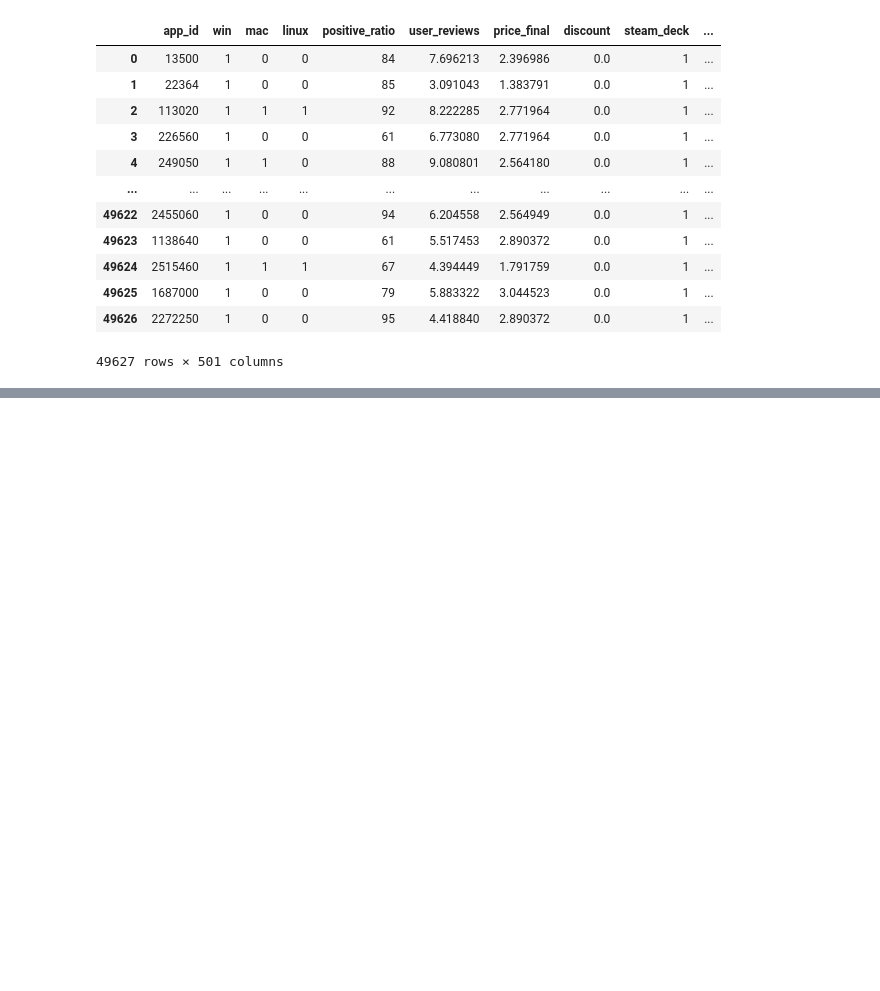
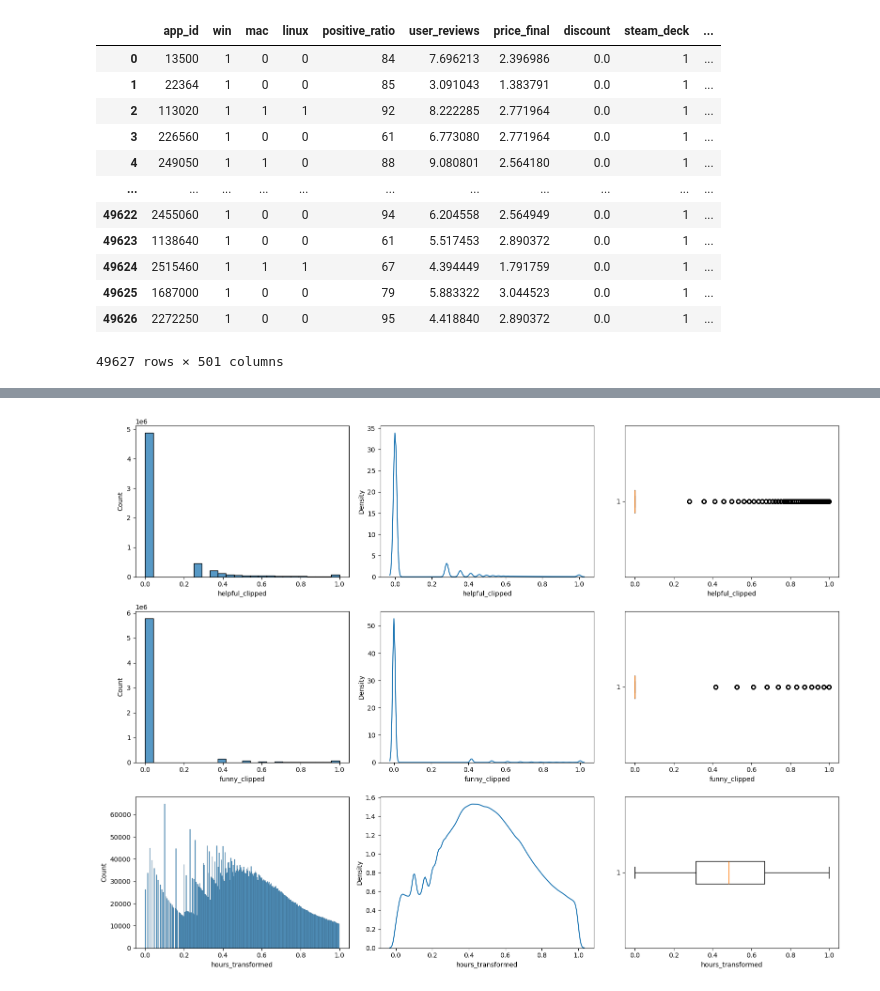
Before and after one commit to Ritish369/game_recommender_system, a Jupyter notebook: v0/notebooks/v0.ipynb, the cells around one changed output, grey strips where cells are left out. Cells and saved outputs as stored; diff of their text form; code cells hidden in the pictures; blank space fills up the shorter version.

Commit message:
Processed user interactions data for v0

```diff
--- a/v0/notebooks/v0.ipynb
+++ b/v0/notebooks/v0.ipynb
@@ -720,0 +1035,10 @@ final_games_transformed.to_csv("~/projects/game_recommender_system/v0/data/proce
+# %%
+# Clipping the outliers i.e., applying Winsorization {Syntax from GPT} | Removes extreme outlier influence as seen
+upper = interactions['helpful_transformed'].quantile(0.99)
+interactions['helpful_clipped'] = interactions['helpful_transformed'].clip(upper=upper)
+
+upper = interactions['funny_transformed'].quantile(0.99)
+interactions['funny_clipped'] = interactions['funny_transformed'].clip(upper=upper)
+
+interactions.drop(columns=['helpful_transformed', 'funny_transformed'], inplace=True)
+interactions
@@ -720,0 +1059,8 @@ final_games_transformed.to_csv("~/projects/game_recommender_system/v0/data/proce
+# %%
+# Normalization using Min-Max scaling
+from sklearn.preprocessing import MinMaxScaler
+
+scaler = MinMaxScaler()
+cols = ['hours_transformed', 'helpful_clipped', 'funny_clipped']
+interactions[cols] = scaler.fit_transform(interactions[cols])
+interactions
@@ -720,0 +1100,4 @@ final_games_transformed.to_csv("~/projects/game_recommender_system/v0/data/proce
+# %%
+interactions = interactions.apply(pd.to_numeric, downcast='float')
+interactions = interactions.apply(pd.to_numeric, downcast='integer')
+interactions
@@ -720,0 +1137,22 @@ final_games_transformed.to_csv("~/projects/game_recommender_system/v0/data/proce
+# %%
+# Visualizing the numerical columns for understanding distributions to take corresponding actions, if any.
+import matplotlib.pyplot as plt
+import seaborn as sns
+
+num_cols = ['helpful_clipped', 'funny_clipped', 'hours_transformed']
+
+fig, ax = plt.subplots(nrows=3, ncols=3, figsize=(16, 12))
+
+for i, col in enumerate(num_cols):
+    # histogram
+    sns.histplot(data=interactions, x=col, ax=ax[i, 0])
+    # kde plots
+    sns.kdeplot(interactions[col], ax=ax[i, 1]) # Because kernel keeps crashing, not now maybe?.
+    # box plots
+    ax[i, 2].boxplot(interactions[col], orientation='horizontal')
+    ax[i, 2].set_xlabel(f"{col}")
+
+plt.tight_layout()
+plt.show()
+# %% [output]
+[figure, added]
```
Also changed, not shown: parts of 36 cells of this notebook.
